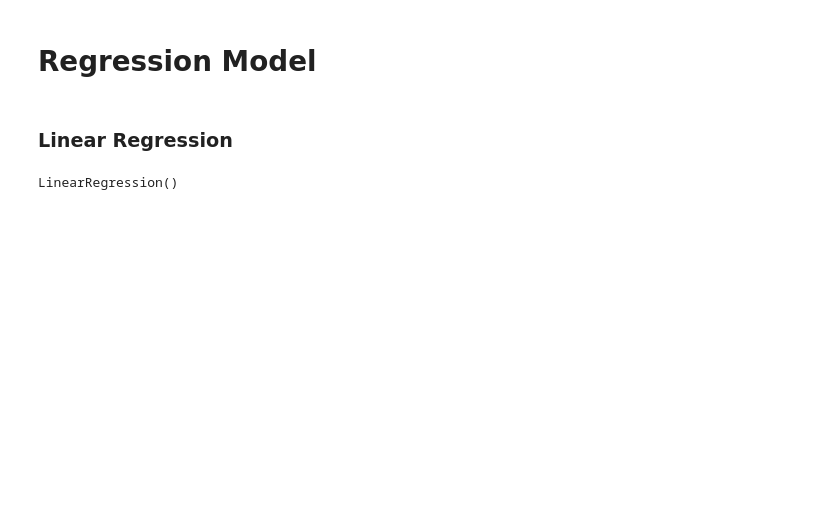
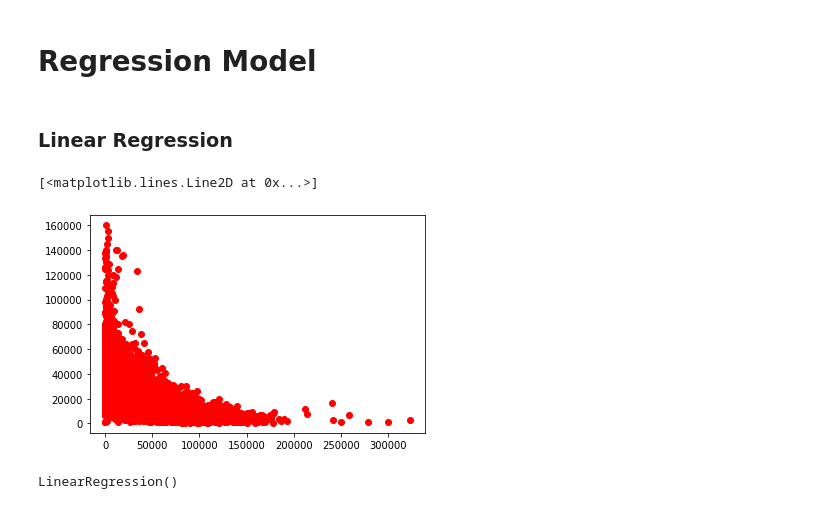
Before and after one commit to mcabrera101/classProject, a Jupyter notebook: CarPrice.ipynb, the cells around one changed output. Saved outputs shown, nothing was run; the diff lists cells and outputs as text; code cells hidden in the pictures; blank space fills up the shorter version.

```diff
--- a/CarPrice.ipynb
+++ b/CarPrice.ipynb
@@ -48,3 +51,8 @@ cars = pd.concat(df)
 cars['model'] = cars['model'].astype('category')
 cars['transmission'] = cars['transmission'].astype('category')
 cars['fuelType'] = cars['fuelType'].astype('category')
+cars['year'] = cars['year'].astype('category')
+
+#cars = valueFilter(cars,"transmission",['Manual','Semi-Auto'])
+#cars = valueFilter(cars,"fuelType",['Diesel','Hybrid'])
+cars
@@ -51,5 +73,4 @@ cars['fuelType'] = cars['fuelType'].astype('category')
 # %%
-cars = pd.get_dummies(cars)
 cars['category'] = ' '
 for i in range(0,len(cars)):
     if cars['price'].values[i] < 10000:
@@ -61,6 +82,9 @@ for i in range(0,len(cars)):
 
 cars['category'].astype('category')
 cars_x = cars.drop('price', inplace = False, axis=1)
-cars_x = cars_x.drop('category', inplace = False, axis=1)
+cars_x = cars_x.drop(['tax', 'mpg','engineSize','category'], inplace = False, axis=1)
+
 cars_y = cars['price']
 cars_y2 = cars['category']
+cars_x = pd.get_dummies(cars_x)
+cars_x
@@ -71,5 +117,10 @@ cars_y2 = cars['category']
 # %%
 cars_train, cars_test, price_train, price_test = train_test_split(cars_x, cars_y, test_size = 0.3, random_state=101)
 cars_train, cars_test, cat_train, cat_test = train_test_split(cars_x, cars_y2, test_size = 0.3, random_state=101)
+# %%
+plt.plot(cars.mileage, cars.price, 'ro')
+# %% [output]
+[<matplotlib.lines.Line2D at 0x...>]
+[figure, added]
 # %%
 mod = linear_model.LinearRegression()
```
Also changed, not shown: parts of 27 cells of this notebook, 2 other files.
